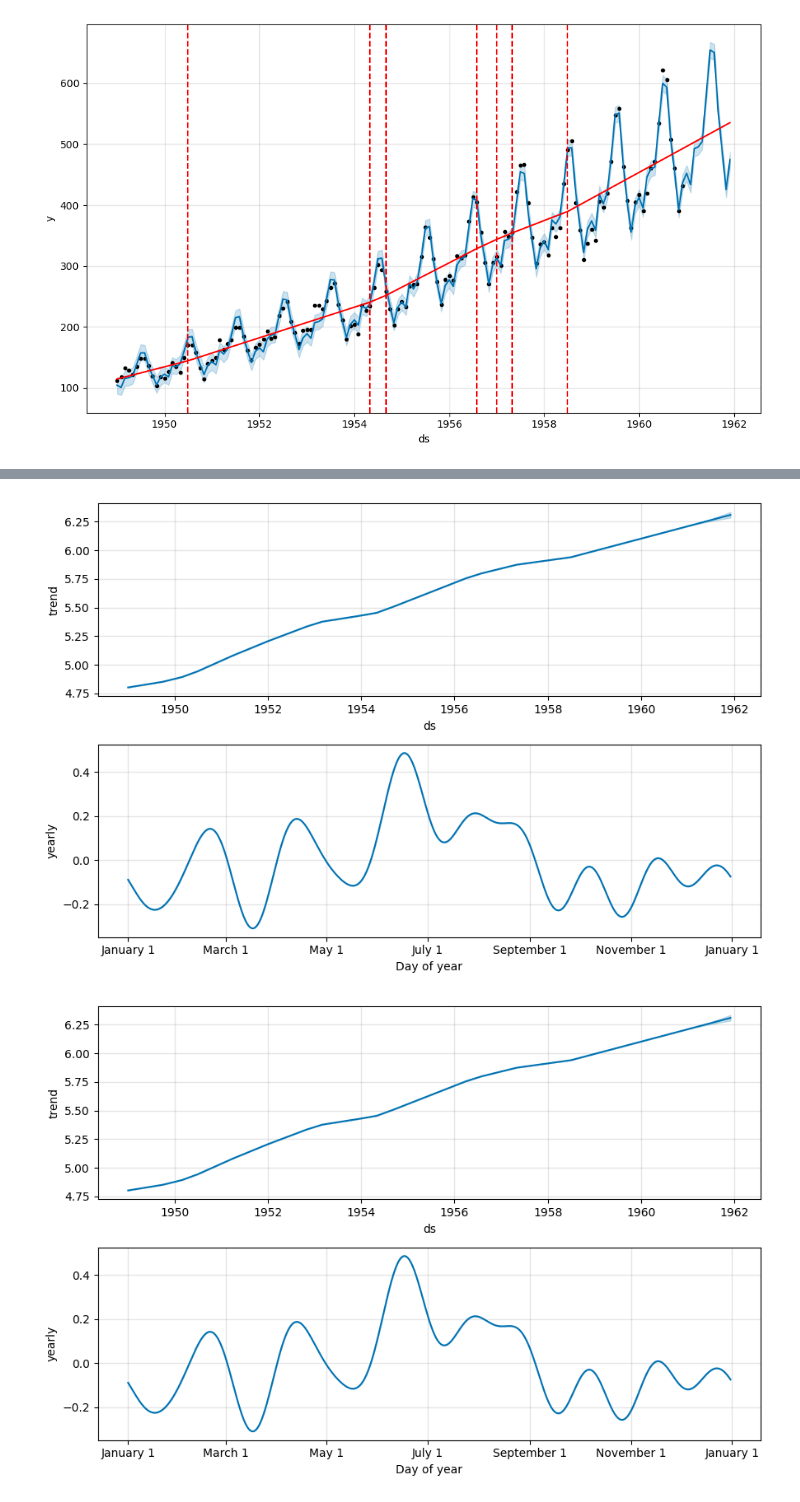
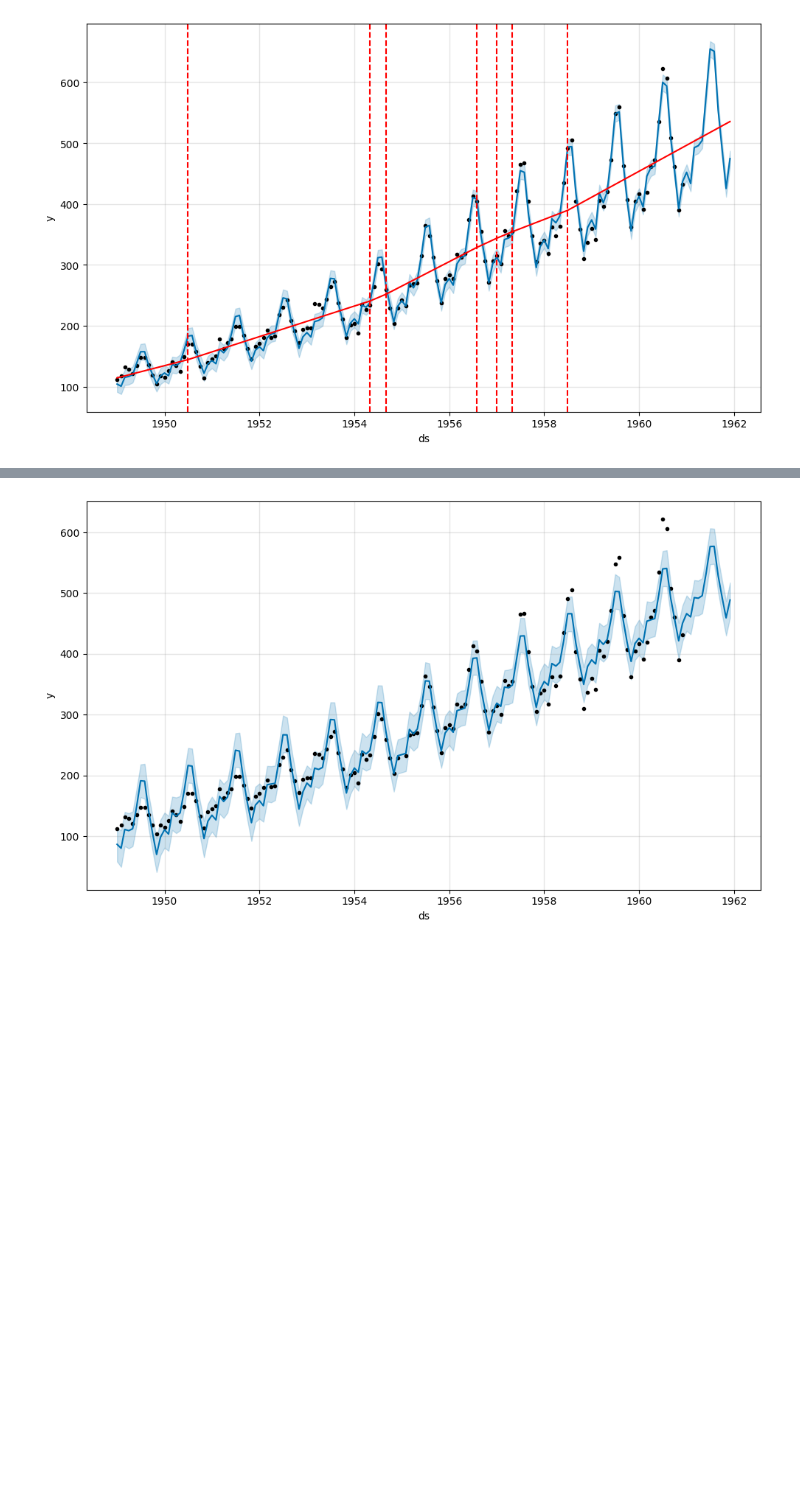
Before and after one commit to Pratik94229/Time-Series, a Jupyter notebook: Airline_Passenger_Prediction_using_FBProphet.ipynb, the cells around one changed output, grey strips where cells are left out. Saved outputs shown, nothing was run; the diff lists cells and outputs as text; code cells hidden in the pictures; blank space fills up the shorter version.

```diff
--- a/Airline_Passenger_Prediction_using_FBProphet.ipynb
+++ b/Airline_Passenger_Prediction_using_FBProphet.ipynb
@@ -175,0 +265,9 @@ future = m2.make_future_dataframe(periods=12,freq="MS")
+# %%
+#removing outliers
+new_df=df[~df.index.isin(['1955-01-01','1957-06-01'])]
+# %%
+#creating model Instance
+m4=Prophet()
+
+
+m4.fit(new_df)
@@ -176,2 +288,5 @@ future = m2.make_future_dataframe(periods=12,freq="MS")
+# %%
+#Creating future dates for prediction
+future = m4.make_future_dataframe(periods=12,freq="MS")
 # %%
-forecast=m2.predict(future)
+forecast=m4.predict(future)
@@ -183,5 +293,4 @@ a=add_changepoints_to_plot(fig.gca(),m2,forecast)
-# %%
-m2.plot_components(forecast)
-# %% [output]
-[figure, removed]
-[figure, removed]
+# %%
+fig=m4.plot(forecast)
+# %% [output]
+[figure, added]
```
Also changed, not shown: parts of 50 cells of this notebook.
